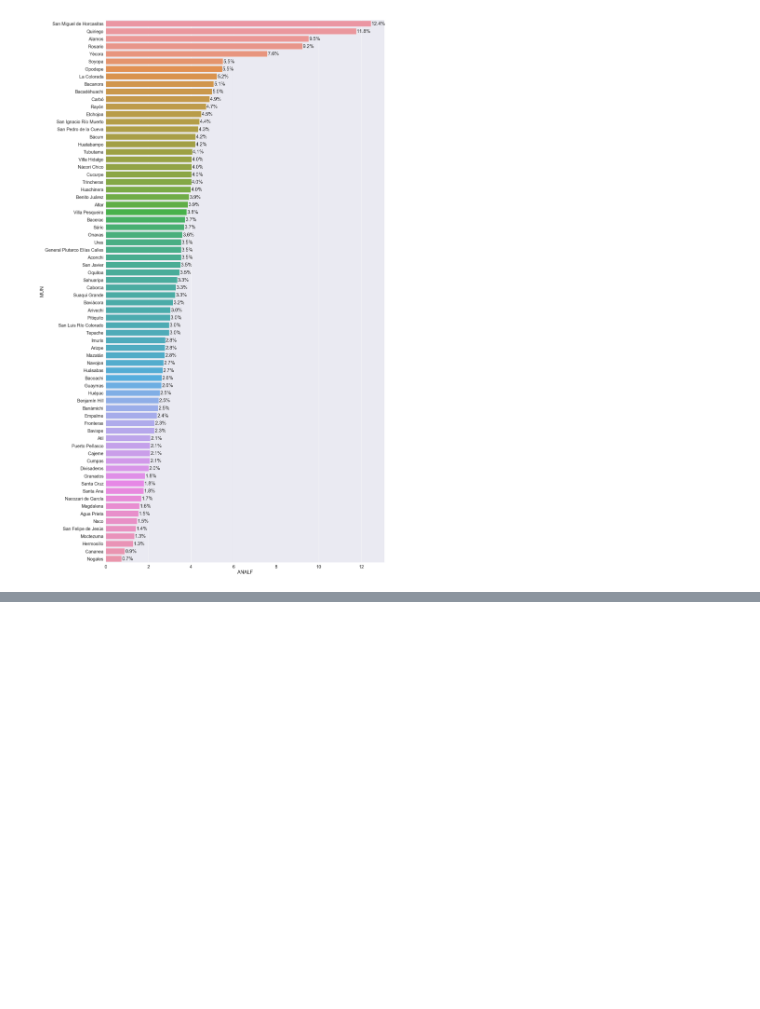
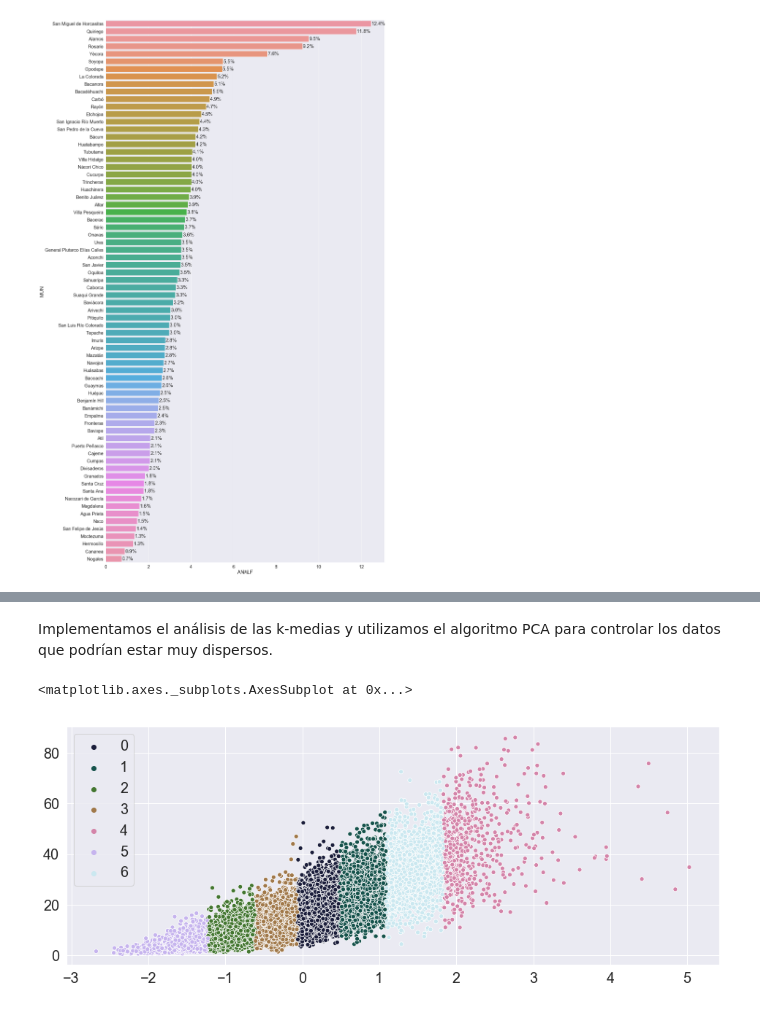
Before and after one commit to BrayanDurazo/EvidenciasCursoML, a Jupyter notebook: Datos_marginacion.ipynb, the cells around one changed output, grey strips where cells are left out. Cells and saved outputs as stored; diff of their text form; code cells hidden in the pictures; blank space fills up the shorter version.

```diff
--- a/Datos_marginacion.ipynb
+++ b/Datos_marginacion.ipynb
@@ -131,0 +206,15 @@ sns.stripplot(y='ENT', x='ANALF',
+# %% [markdown]
+Implementamos el análisis de las k-medias y utilizamos el algoritmo PCA para controlar los datos que podrían estar muy dispersos.
+# %%
+pca = PCA(n_components=1).fit(Y)
+pca_d = pca.transform(Y)
+pca_c = pca.transform(X)
+
+kmeans=KMeans(n_clusters=7)
+kmeansoutput=kmeans.fit(Y)
+
+pl.figure(figsize=(16,6))
+sns.scatterplot(x=pca_d[:, 0], y=pca_c[:, 0], hue=kmeansoutput.labels_, palette=sns.color_palette("cubehelix", 7))
+# %% [output]
+<matplotlib.axes._subplots.AxesSubplot at 0x...>
+[figure, added]
```
Also changed, not shown: parts of 13 cells of this notebook.
